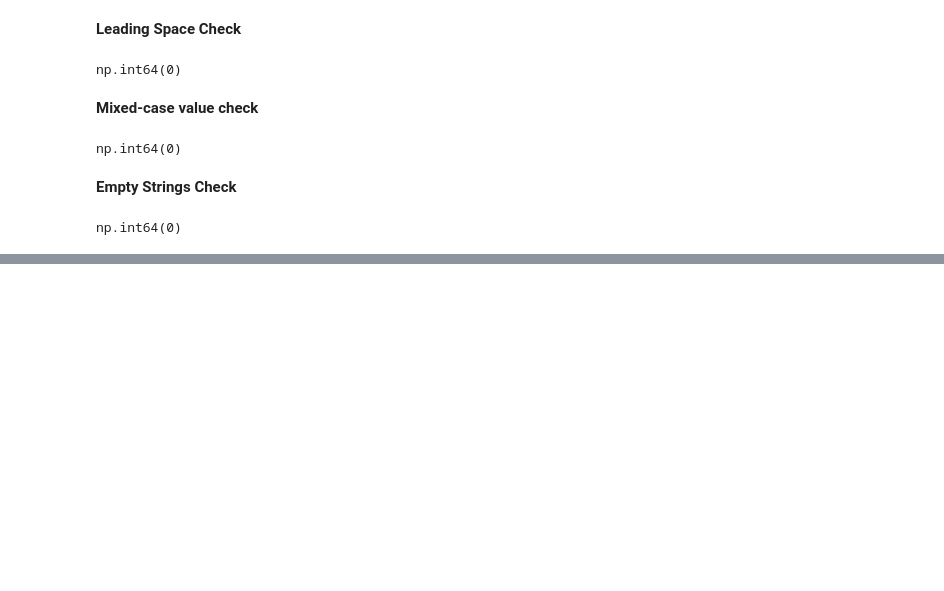
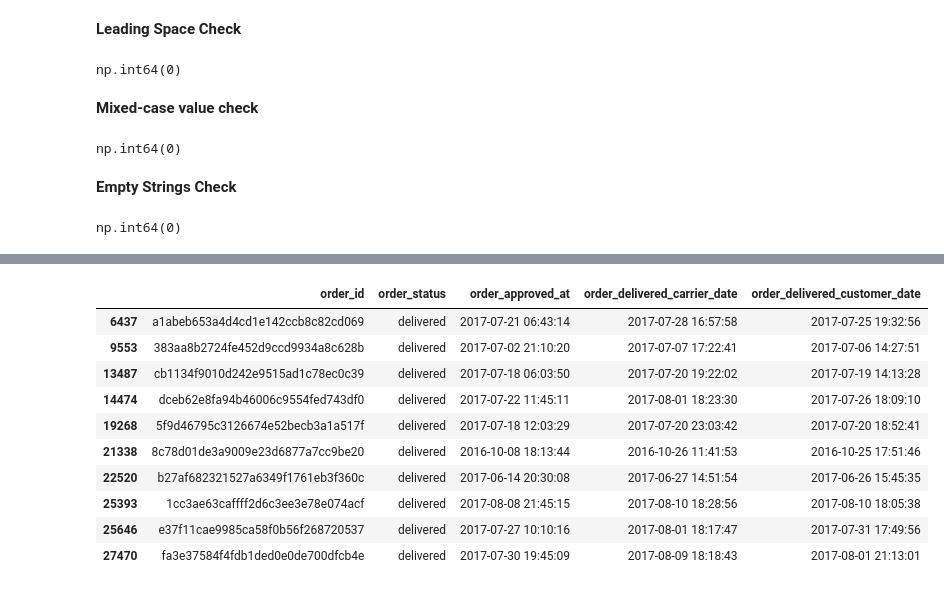
Before and after one commit to OutlierAashi-labs/Olist360-Business-Growth-Performance-Analytics, a Jupyter notebook: Olist360_Business-Growth-Performance-Analytics.ipynb, the cells around one changed output, grey strips where cells are left out. Drawn from its saved outputs; the diff is of its cells as text; code cells hidden in the pictures; blank space fills up the shorter version.

```diff
--- a/Olist360_Business-Growth-Performance-Analytics.ipynb
+++ b/Olist360_Business-Growth-Performance-Analytics.ipynb
@@ -229,0 +408,23 @@ Therefore, no cleaning was required for the customers table.
+# %%
+df_orders[
+    df_orders['order_delivered_customer_date'] <
+    df_orders['order_delivered_carrier_date']
+][[
+    'order_id',
+    'order_status',
+    'order_approved_at',
+    'order_delivered_carrier_date',
+    'order_delivered_customer_date'
+]].head(10)
+# %% [output]
+|  | order_id | order_status | order_approved_at | order_delivered_carrier_date | order_delivered_customer_date |
+| 6437 | a1abeb653a4d4cd1e142ccb8c82cd069 | delivered | 2017-07-21 06:43:14 | 2017-07-28 16:57:58 | 2017-07-25 19:32:56 |
+| 9553 | 383aa8b2724fe452d9ccd9934a8c628b | delivered | 2017-07-02 21:10:20 | 2017-07-07 17:22:41 | 2017-07-06 14:27:51 |
+| 13487 | cb1134f9010d242e9515ad1c78ec0c39 | delivered | 2017-07-18 06:03:50 | 2017-07-20 19:22:02 | 2017-07-19 14:13:28 |
+| 14474 | dceb62e8fa94b46006c9554fed743df0 | delivered | 2017-07-22 11:45:11 | 2017-08-01 18:23:30 | 2017-07-26 18:09:10 |
+| 19268 | 5f9d46795c3126674e52becb3a1a517f | delivered | 2017-07-18 12:03:29 | 2017-07-20 23:03:42 | 2017-07-20 18:52:41 |
+| 21338 | 8c78d01de3a9009e23d6877a7cc9be20 | delivered | 2016-10-08 18:13:44 | 2016-10-26 11:41:53 | 2016-10-25 17:51:46 |
+| 22520 | b27af682321527a6349f1761eb3f360c | delivered | 2017-06-14 20:30:08 | 2017-06-27 14:51:54 | 2017-06-26 15:45:35 |
+| 25393 | 1cc3ae63caffff2d6c3ee3e78e074acf | delivered | 2017-08-08 21:45:15 | 2017-08-10 18:28:56 | 2017-08-10 18:05:38 |
+| 25646 | e37f11cae9985ca58f0b56f268720537 | delivered | 2017-07-27 10:10:16 | 2017-08-01 18:17:47 | 2017-07-31 17:49:56 |
+| 27470 | fa3e37584f4fdb1ded0e0de700dfcb4e | delivered | 2017-07-30 19:45:09 | 2017-08-09 18:18:43 | 2017-08-01 21:13:01 |
```
Also changed, not shown: parts of 17 cells of this notebook.
